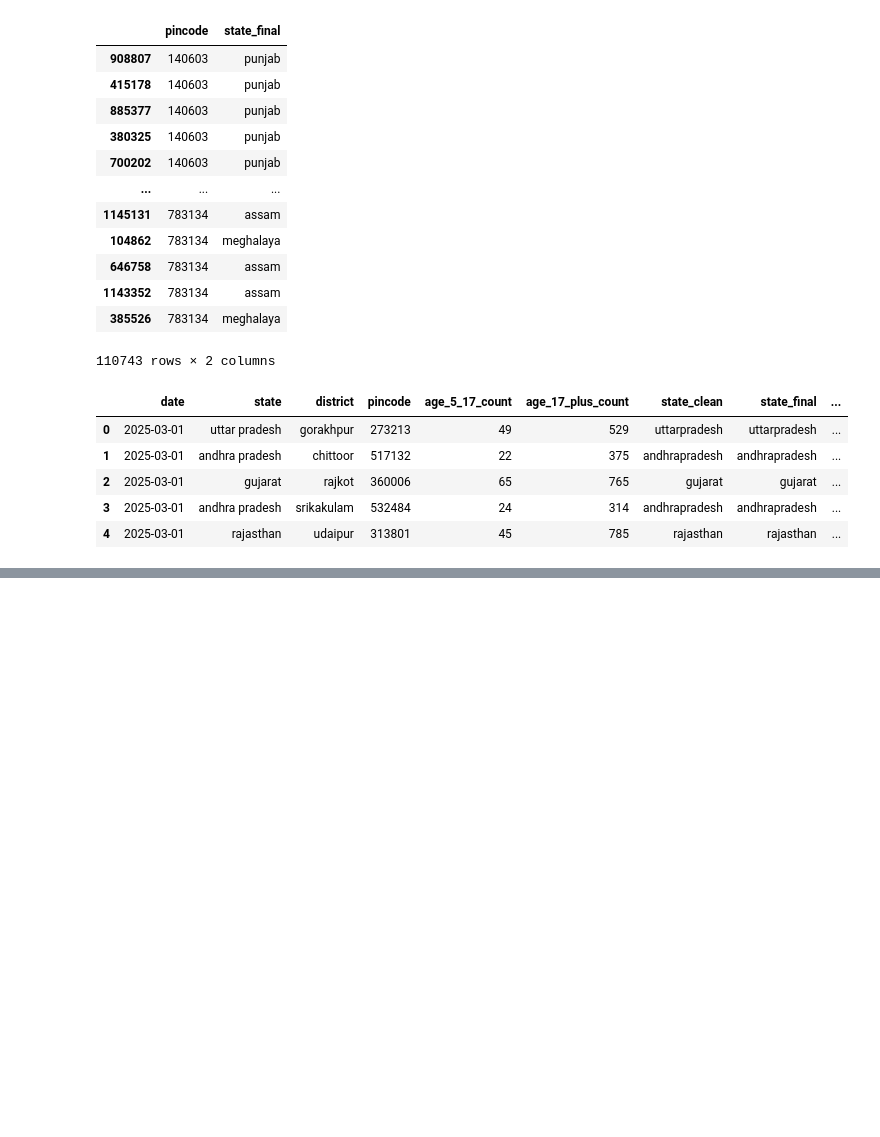
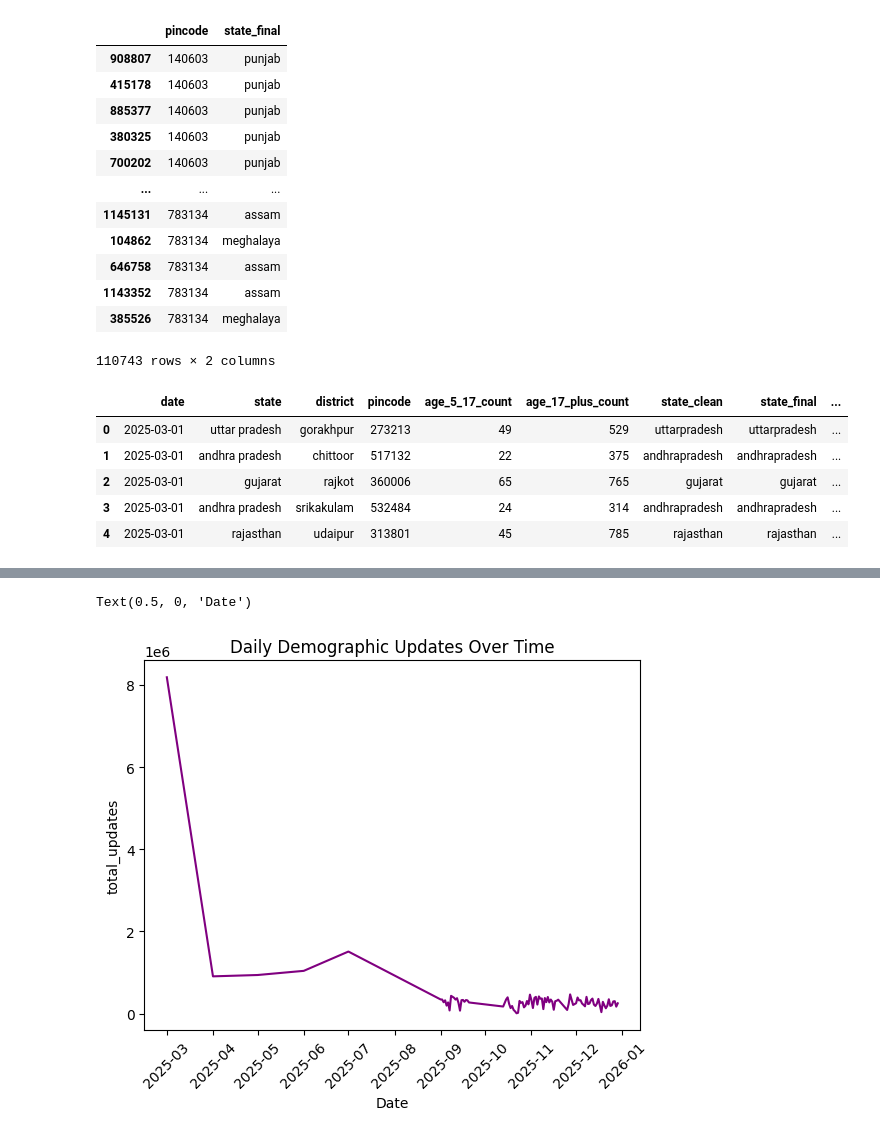
Before and after one commit to Mahii0107/aadhaar-analysis, a Jupyter notebook: Demographic.ipynb, the cells around one changed output, grey strips where cells are left out. Saved outputs shown, nothing was run; the diff lists cells and outputs as text; code cells hidden in the pictures; blank space fills up the shorter version.

```diff
--- a/Demographic.ipynb
+++ b/Demographic.ipynb
@@ -268,0 +295,11 @@ df.head()
+# %%
+# Daily updates tracking
+daily_demo_updates = df.groupby('date')['total_updates'].sum().reset_index()
+daily_demo_updates = pd.DataFrame(daily_demo_updates)
+sns.lineplot(data=daily_demo_updates, x='date', y='total_updates', color='purple')
+plt.title('Daily Demographic Updates Over Time')
+plt.xticks(rotation=45)
+plt.xlabel('Date')
+# %% [output]
+Text(0.5, 0, 'Date')
+[figure, added]
```
Also changed, not shown: parts of 10 cells of this notebook.
